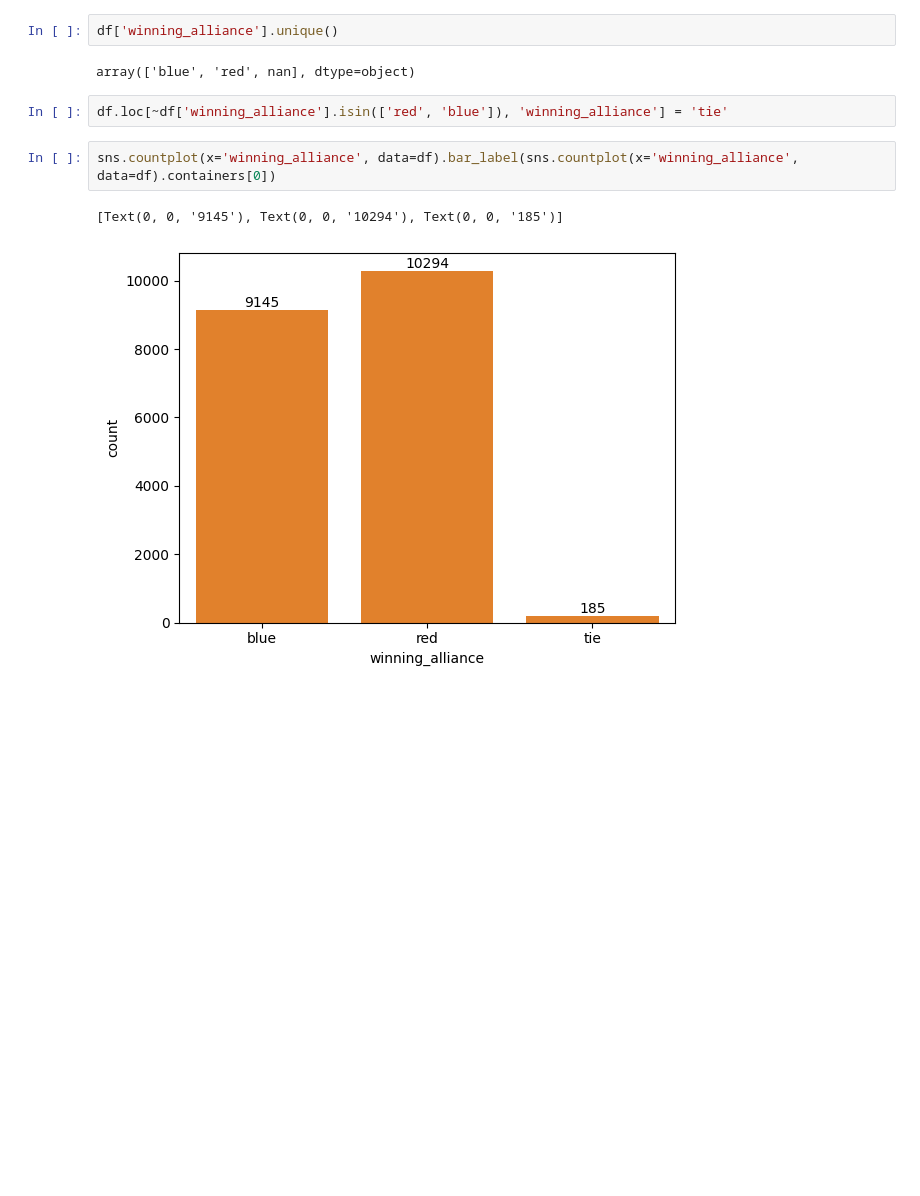
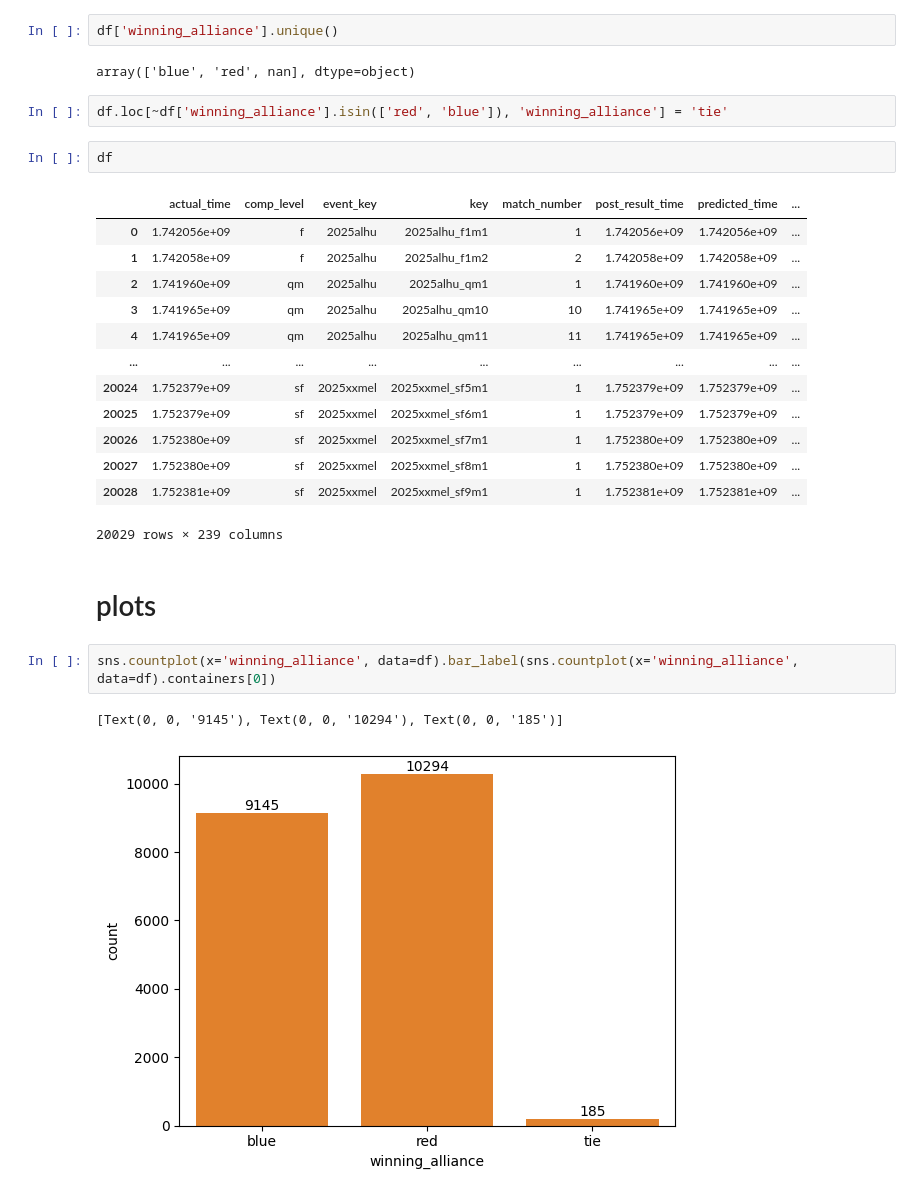
Before and after one commit to romimagshimim-cmyk/RomiRotem, a Jupyter notebook: data/code/EDA's/EDA.ipynb, the cells around one changed output. Cells and saved outputs as stored; diff of their text form; blank space fills up the shorter version.

```diff
--- a/data/code/EDA's/EDA.ipynb
+++ b/data/code/EDA's/EDA.ipynb
@@ -52,6 +58,24 @@ df['winning_alliance'].unique()
 array(['blue', 'red', nan], dtype=object)
 # %%
 df.loc[~df['winning_alliance'].isin(['red', 'blue']), 'winning_alliance'] = 'tie'
+# %%
+df
+# %% [output]
+|  | actual_time | comp_level | event_key | key | match_number | post_result_time | predicted_time | ... |
+| 0 | 1.742056e+09 | f | 2025alhu | 2025alhu_f1m1 | 1 | 1.742056e+09 | 1.742056e+09 | ... |
+| 1 | 1.742058e+09 | f | 2025alhu | 2025alhu_f1m2 | 2 | 1.742058e+09 | 1.742058e+09 | ... |
+| 2 | 1.741960e+09 | qm | 2025alhu | 2025alhu_qm1 | 1 | 1.741960e+09 | 1.741960e+09 | ... |
+| 3 | 1.741965e+09 | qm | 2025alhu | 2025alhu_qm10 | 10 | 1.741965e+09 | 1.741965e+09 | ... |
+| 4 | 1.741965e+09 | qm | 2025alhu | 2025alhu_qm11 | 11 | 1.741965e+09 | 1.741965e+09 | ... |
+| ... | ... | ... | ... | ... | ... | ... | ... | ... |
+| 20024 | 1.752379e+09 | sf | 2025xxmel | 2025xxmel_sf5m1 | 1 | 1.752379e+09 | 1.752379e+09 | ... |
+| 20025 | 1.752379e+09 | sf | 2025xxmel | 2025xxmel_sf6m1 | 1 | 1.752379e+09 | 1.752379e+09 | ... |
+| 20026 | 1.752380e+09 | sf | 2025xxmel | 2025xxmel_sf7m1 | 1 | 1.752380e+09 | 1.752380e+09 | ... |
+| 20027 | 1.752380e+09 | sf | 2025xxmel | 2025xxmel_sf8m1 | 1 | 1.752380e+09 | 1.752380e+09 | ... |
+| 20028 | 1.752381e+09 | sf | 2025xxmel | 2025xxmel_sf9m1 | 1 | 1.752381e+09 | 1.752381e+09 | ... |
+20029 rows × 239 columns
+# %% [markdown]
+# plots
 # %%
 sns.countplot(x='winning_alliance', data=df).bar_label(sns.countplot(x='winning_alliance', data=df).containers[0])
 # %% [output]
```
Also changed, not shown: parts of 6 cells of this notebook, 10 other files.
